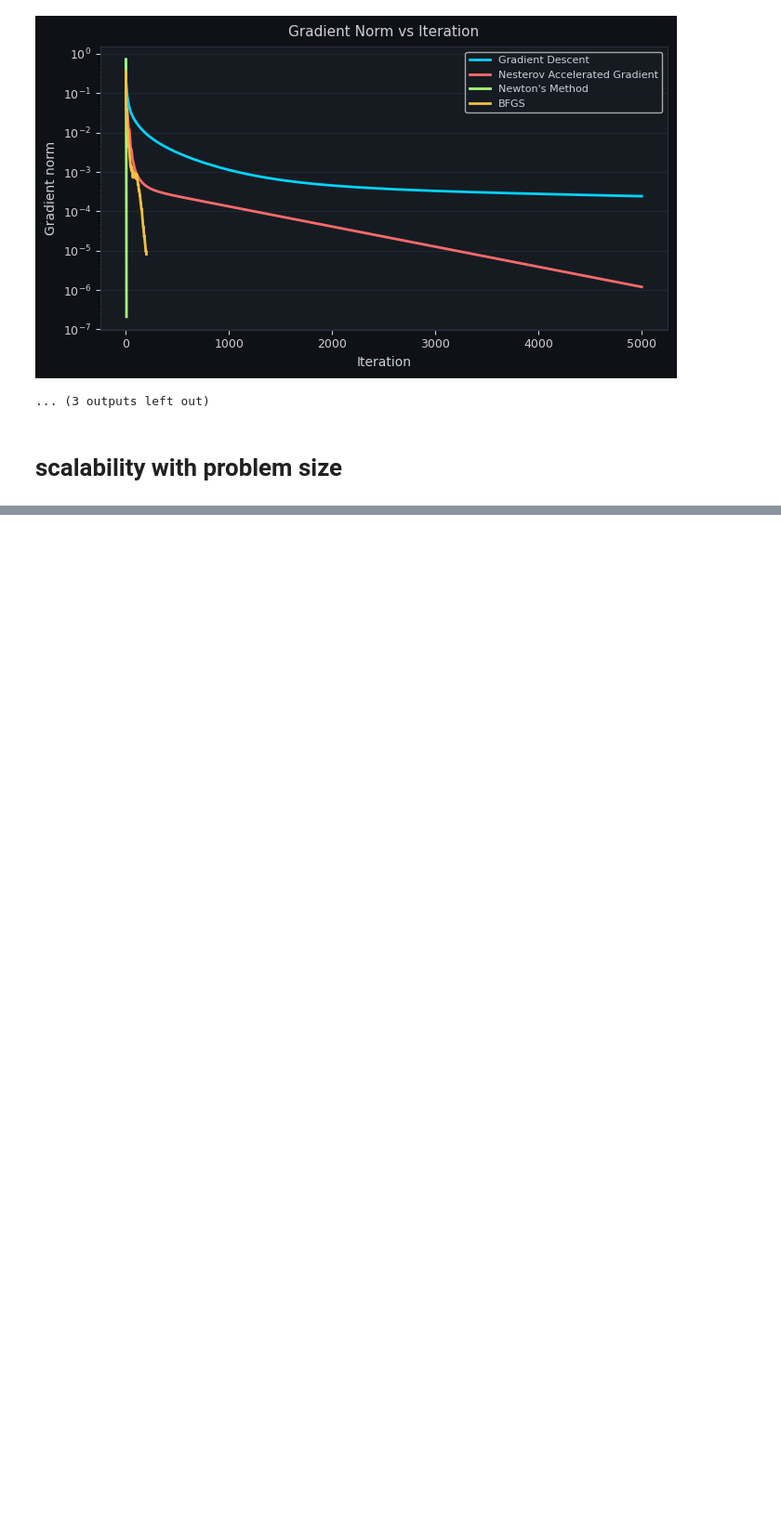
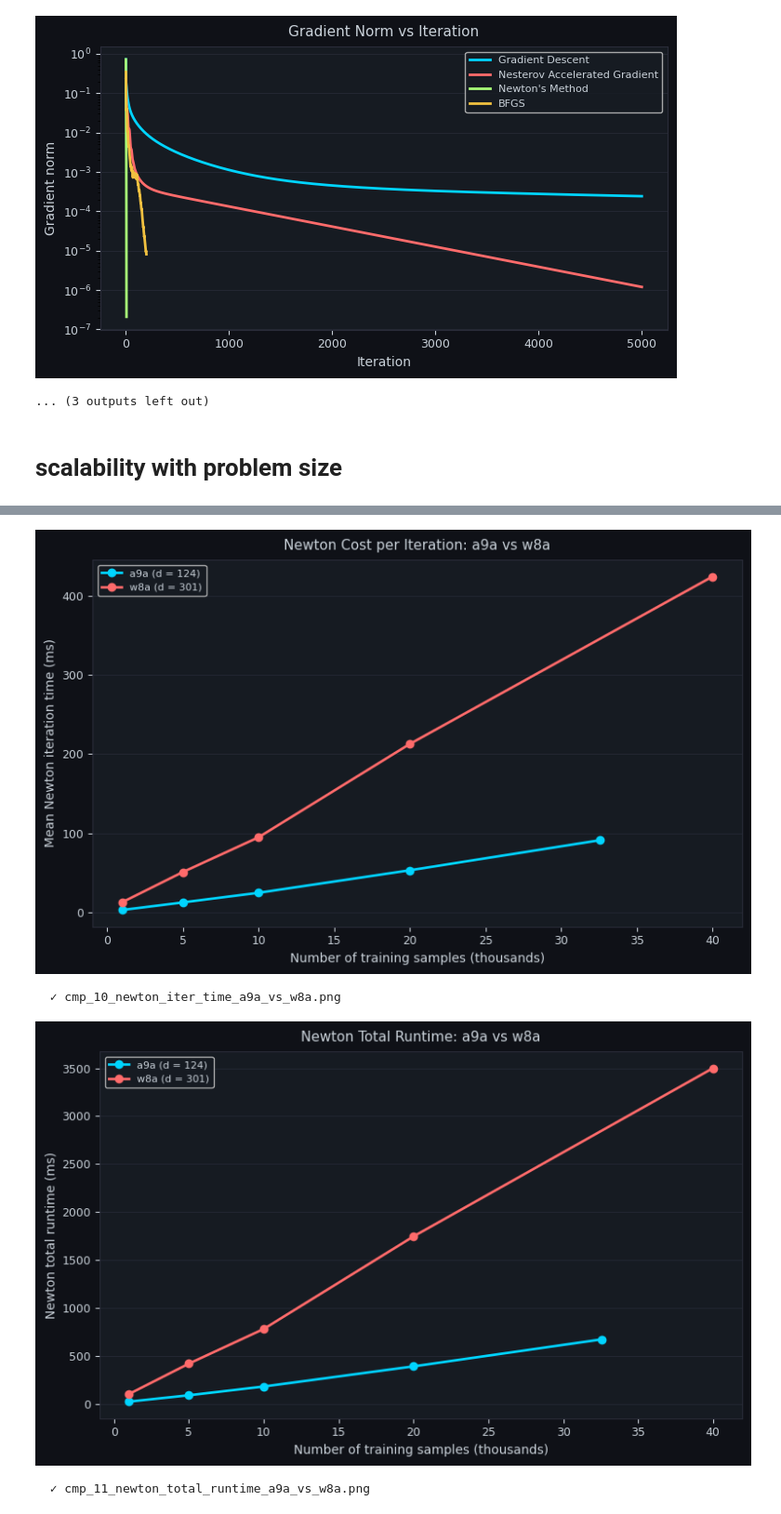
Before and after one commit to MohammedHydr/first-vs-second-order-optimization, a Jupyter notebook: First-Order vs Second-Order Optimization.ipynb, the cells around one changed output, grey strips where cells are left out. Shown at 93% size. Drawn from its saved outputs; the diff is of its cells as text; code cells hidden in the pictures; blank space fills up the shorter version.

```diff
--- a/First-Order vs Second-Order Optimization.ipynb
+++ b/First-Order vs Second-Order Optimization.ipynb
@@ -1013,0 +1260,79 @@ plot_scalability_iter_time(scalability_df)
+# %%
+def plot_newton_a9a_vs_w8a(scalability_df, dimension_extension_df, output_dir="plots"):
+    os.makedirs(output_dir, exist_ok=True)
+
+    # Filter Newton only from both experiments
+    newton_a9a = scalability_df[
+        scalability_df["method"] == "Newton's Method"
+    ].copy()
+
+    newton_w8a = dimension_extension_df[
+        dimension_extension_df["method"] == "Newton's Method"
+    ].copy()
+
+    newton_a9a["dataset"] = "a9a (d = 124)"
+    newton_w8a["dataset"] = "w8a (d = 301)"
+
+    newton_compare_df = pd.concat([newton_a9a, newton_w8a], ignore_index=True)
+
+    # Use n in thousands for cleaner x-axis
+    newton_compare_df["n_thousands"] = newton_compare_df["n_samples"] / 1000
+
+    # Plot 1: Newton mean iteration time
+    fig, ax = plt.subplots(figsize=(8, 5), facecolor=FIG_BG)
+
+    for i, dataset in enumerate(newton_compare_df["dataset"].unique()):
+        df_d = newton_compare_df[newton_compare_df["dataset"] == dataset]
+
+        ax.plot(
+            df_d["n_thousands"],
+            df_d["mean_iter_time_ms"],
+            marker="o",
+            linewidth=2,
+            label=dataset,
+            color=_color(i)
+        )
+
+    ax.set_xlabel("Number of training samples (thousands)")
+    ax.set_ylabel("Mean Newton iteration time (ms)")
+    ax.legend(fontsize=8, labelcolor=TEXT_C, facecolor=AX_BG)
+    _style(ax, "Newton Cost per Iteration: a9a vs w8a")
+    fig.tight_layout()
+    _save_show(fig, "cmp_10_newton_iter_time_a9a_vs_w8a.png", output_dir)
+
+    # Plot 2: Newton total runtime
+    fig, ax = plt.subplots(figsize=(8, 5), facecolor=FIG_BG)
+
+    for i, dataset in enumerate(newton_compare_df["dataset"].unique()):
+        df_d = newton_compare_df[newton_compare_df["dataset"] == dataset]
+
+        ax.plot(
+            df_d["n_thousands"],
+            df_d["total_time_ms"],
+            marker="o",
+            linewidth=2,
+            label=dataset,
+            color=_color(i)
+        )
+
+    ax.set_xlabel("Number of training samples (thousands)")
+    ax.set_ylabel("Newton total runtime (ms)")
+    ax.legend(fontsize=8, labelcolor=TEXT_C, facecolor=AX_BG)
+    _style(ax, "Newton Total Runtime: a9a vs w8a")
+    fig.tight_layout()
+    _save_show(fig, "cmp_11_newton_total_runtime_a9a_vs_w8a.png", output_dir)
+
+    return newton_compare_df
+
+
+newton_compare_df = plot_newton_a9a_vs_w8a(
+    scalability_df,
+    dimension_extension_df
+)
+
+newton_compare_df
+# %% [output]
+[figure, added]
+  ✓ cmp_10_newton_iter_time_a9a_vs_w8a.png
+[figure, added]
+  ✓ cmp_11_newton_total_runtime_a9a_vs_w8a.png
```
Also changed, not shown: parts of 24 cells of this notebook.
